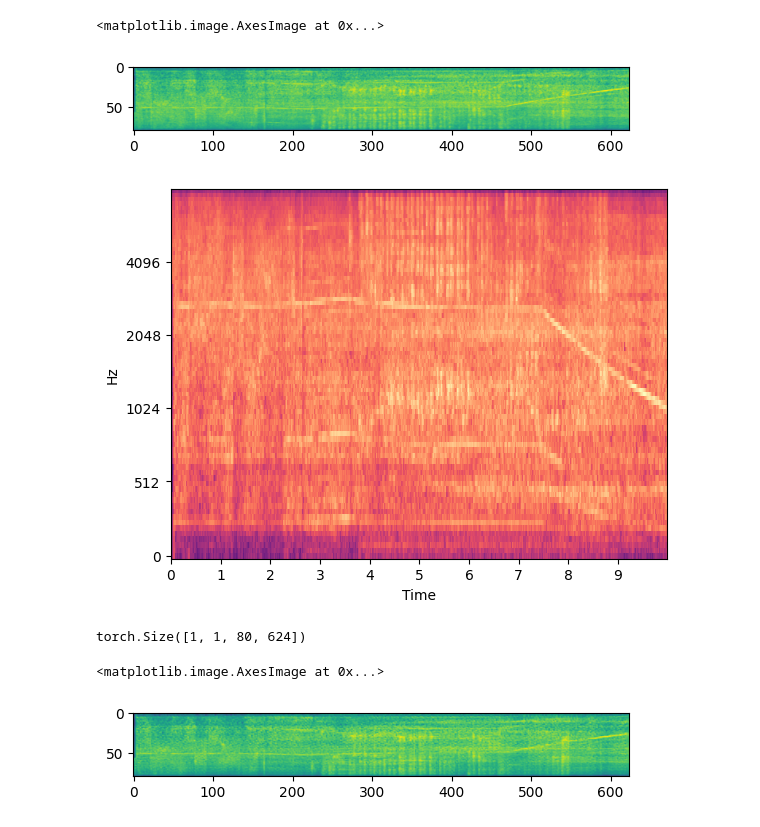
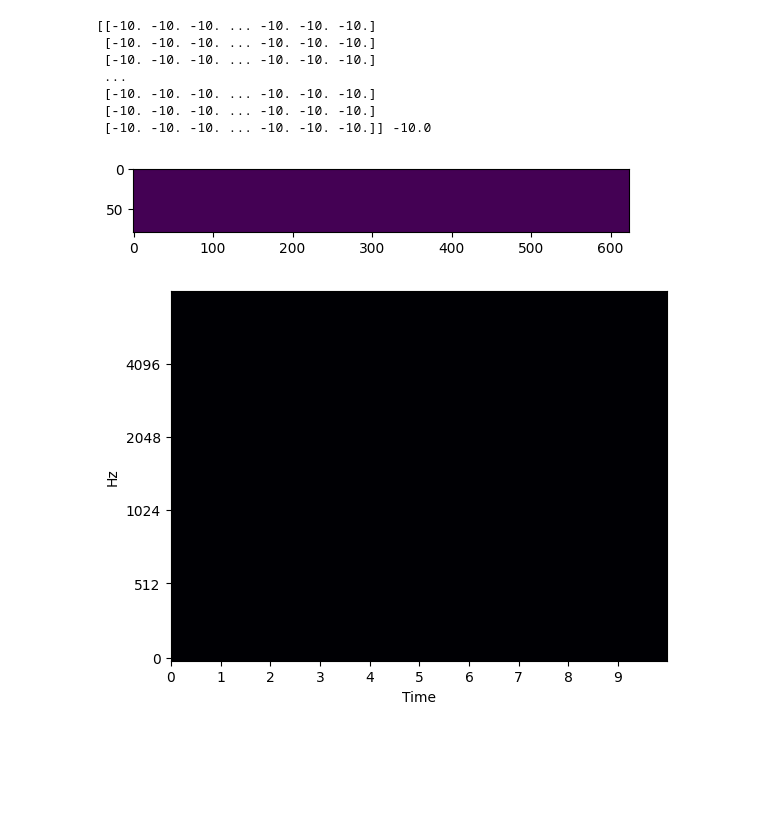
Before and after one commit to HeCheng0625/AudioEditing, a Jupyter notebook: test_temp.ipynb, the cells around one changed output. Saved outputs shown, nothing was run; the diff lists cells and outputs as text; code cells hidden in the pictures; blank space fills up the shorter version.

```diff
--- a/test_temp.ipynb
+++ b/test_temp.ipynb
@@ -22,29 +22,36 @@ vae.requires_grad_(False)
 torch_device = "cuda:2"
 vae.to(torch_device)
 # %%
-test_data_path = "/blob/v-yuancwang/audio_editing_data/replacement/mel"
-test_mel = np.load(os.path.join(test_data_path, "replacementgen25766_1.npy"))
+# test_data_path = "/blob/v-yuancwang/audio_editing_data/audioset96/mel"
+# test_mel = np.load(os.path.join(test_data_path, "gXx86ehm4QM.npy"))
+test_mel = np.load("/blob/v-yuancwang/audio_editing_data/zeros.npy")
 plt.imshow(test_mel)
+print(test_mel, test_mel.mean())
 # %% [output]
-<matplotlib.image.AxesImage at 0x...>
+[[-10. -10. -10. ... -10. -10. -10.]
+ [-10. -10. -10. ... -10. -10. -10.]
+ [-10. -10. -10. ... -10. -10. -10.]
+ ...
+ [-10. -10. -10. ... -10. -10. -10.]
+ [-10. -10. -10. ... -10. -10. -10.]
+ [-10. -10. -10. ... -10. -10. -10.]] -10.0
-[figure, old version]
+[figure, new version]
 # %%
 librosa.display.specshow(test_mel, sr=16000, hop_length=256, x_axis='time', y_axis='mel')
 plt.show()
 # %% [output]
-[figure, old version]
+[figure, new version]
 # %%
 with torch.no_grad():
     res_mel = torch.Tensor([[test_mel]]).to(torch.float32)
     res_mel = res_mel.to(torch_device)
     print(res_mel.shape)
-    res_mel = vae(res_mel, sample_posterior=True).sample
+    # res_mel = vae.(res_mel).sample()
+    res_mel = vae.encode(res_mel).latent_dist.sample()
     res_mel = res_mel.cpu().numpy()[0,0,:,:]
+print(res_mel)
+print(res_mel.mean())
 plt.imshow(res_mel)
-# %% [output]
-torch.Size([1, 1, 80, 624])
-<matplotlib.image.AxesImage at 0x...>
-[figure, removed]
 # %%
 librosa.display.specshow(res_mel, sr=16000, hop_length=256, x_axis='time', y_axis='mel')
 plt.show()
```
Also changed, not shown: parts of 2 cells of this notebook, 5 other files.
